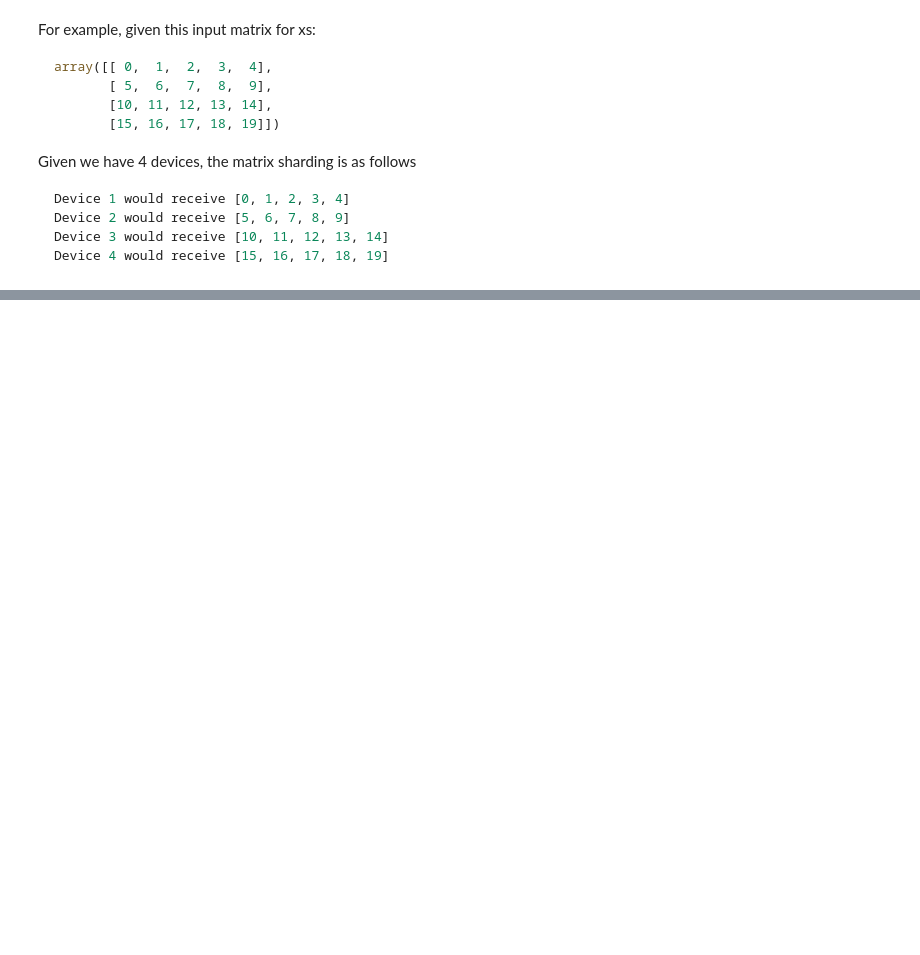
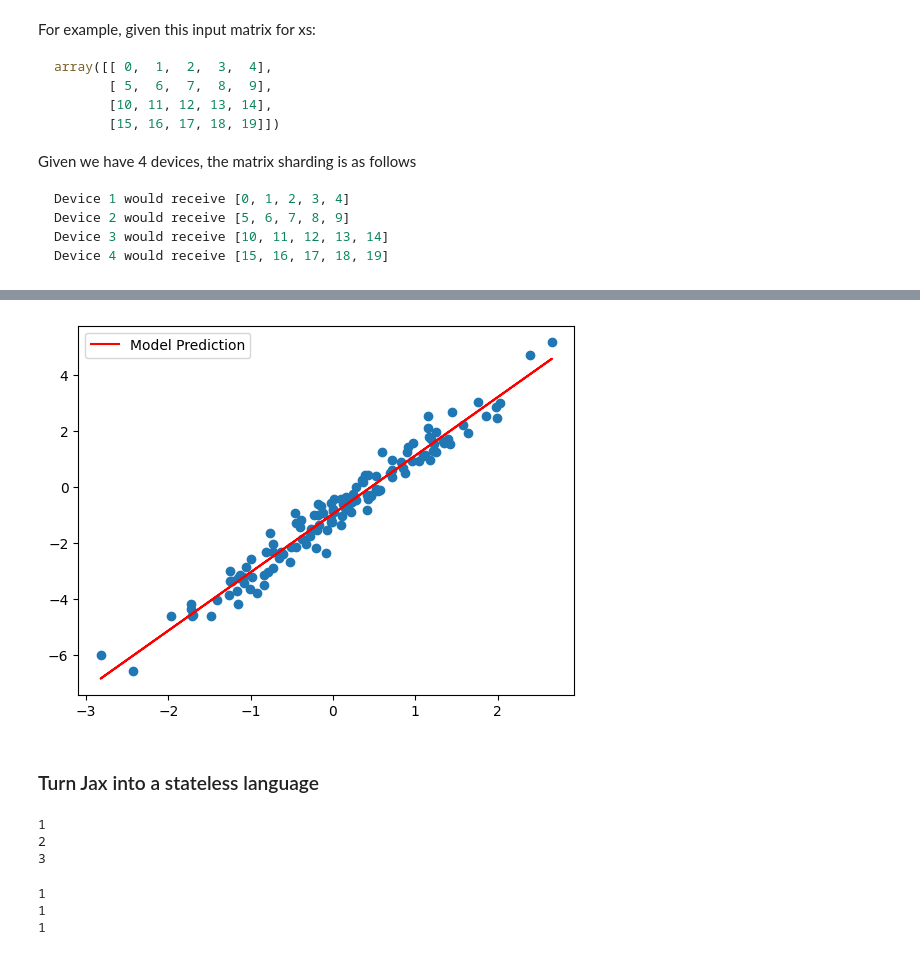
Before and after one commit to classicboyir/learn-jax, a Jupyter notebook: basics_02.ipynb, the cells around one changed output, grey strips where cells are left out. Saved outputs shown, nothing was run; the diff lists cells and outputs as text; code cells hidden in the pictures; blank space fills up the shorter version.

```diff
--- a/basics_02.ipynb
+++ b/basics_02.ipynb
@@ -156,0 +388,30 @@ Device 4 would receive [15, 16, 17, 18, 19]
+# %%
+def type_after_update(name, obj):
+  print(f"after first `update()`, `{name}` is a", type(obj))
+
+# Actual training loop.
+for i in range(1000):
+
+  # This is where the params and data gets communicated to devices:
+  replicated_params, loss = update(replicated_params, x_split, y_split)
+
+  # The returned `replicated_params` and `loss` are now both jax.Arrays,
+  # indicating that they're on the devices.
+  # `x_split`, of course, remains a NumPy array on the host.
+  if i == 0:
+    type_after_update('replicated_params.weight', replicated_params.weight)
+    type_after_update('loss', loss)
+    type_after_update('x_split', x_split)
+
+  if i % 100 == 0 or i == 999:
+    # Note that loss is actually an array of shape [num_devices], with identical
+    # entries, because each device returns its copy of the loss.
+    # So, we take the first element to print it.
+    print(f"Step {i:3d}, loss: {loss[0]:.3f}")
+
+
+# Plot results.
+
+# Like the loss, the leaves of params have an extra leading dimension,
+# so we take the params from the first device.
+params = jax.device_get(jax.tree_map(lambda x: x[0], replicated_params))
@@ -156,0 +436,48 @@ Device 4 would receive [15, 16, 17, 18, 19]
+# %%
+import matplotlib.pyplot as plt
+plt.scatter(xs, ys)
+plt.plot(xs, params.weight * xs + params.bias, c='red', label='Model Prediction')
+plt.legend()
+plt.show()
+# %% [output]
+[figure, added]
+# %% [markdown]
+### Turn Jax into a stateless language
+# %%
+import jax
+import jax.numpy as jnp
+
+class Counter:
+  """A simple counter."""
+
+  def __init__(self):
+    self.n = 0
+
+  def count(self) -> int:
+    """Increments the counter and returns the new value."""
+    self.n += 1
+    return self.n
+
+  def reset(self):
+    """Resets the counter to zero."""
+    self.n = 0
+
+
+counter = Counter()
+
+for _ in range(3):
+  print(counter.count())
+# %% [output]
+1
+2
+3
+# %%
+counter.reset()
+fast_count = jax.jit(counter.count)
+
+for _ in range(3):
+  print(fast_count())
+# %% [output]
+1
+1
+1
```
Also changed, not shown: parts of 31 cells of this notebook.
